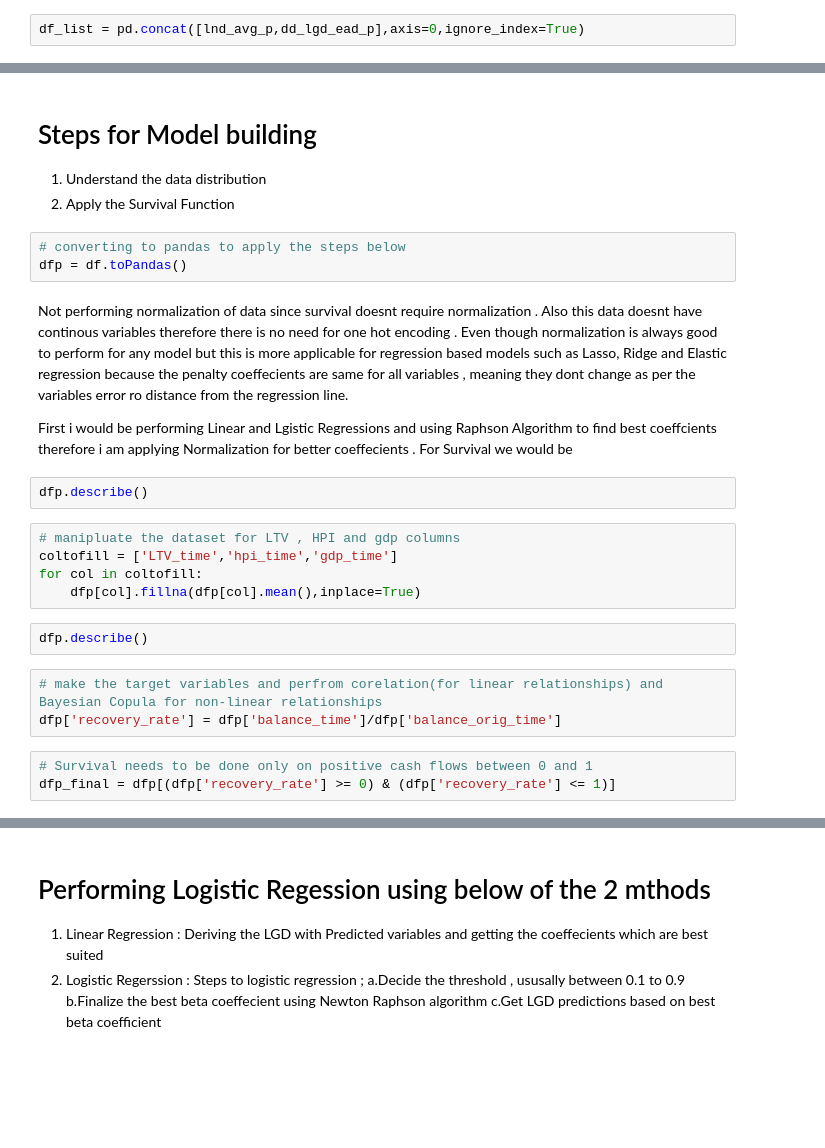
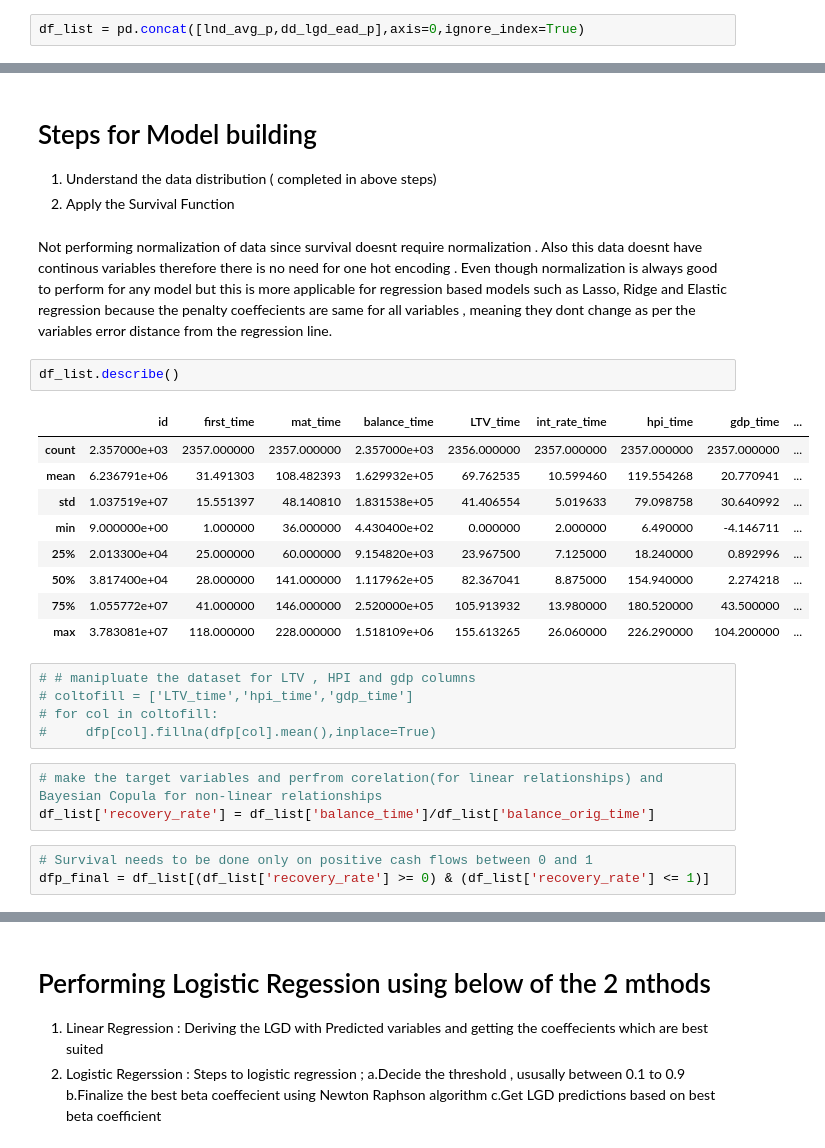
Before and after one commit to prashant65/LGD_Survival, a Jupyter notebook: LGD_Survival .ipynb, the cells around one changed output, grey strips where cells are left out. Cells and saved outputs as stored; diff of their text form; blank space fills up the shorter version.

```diff
--- a/LGD_Survival .ipynb
+++ b/LGD_Survival .ipynb
@@ -656,28 +671,31 @@ df.select([F.count(F.when(F.isnan(c) | F.col(c).isNull(),c)).alias(c) for c in d
 # %% [markdown]
 # Steps for Model building
-1. Understand the data distribution
+1. Understand the data distribution ( completed in above steps)
 2. Apply the Survival Function
-# %%
-# converting to pandas to apply the steps below
-dfp = df.toPandas()
 # %% [markdown]
-Not performing normalization of data since survival doesnt require normalization . Also this data doesnt have continous variables therefore there is no need for one hot encoding . Even though normalization is always good to perform for any model but this is more applicable for regression based models such as Lasso, Ridge and Elastic regression because the penalty coeffecients are same for all variables , meaning they dont change as per the variables error ro distance from the regression line.
-
-First i would be performing Linear and Lgistic Regressions and using Raphson Algorithm to find best coeffcients therefore i am applying Normalization for better coeffecients . For Survival we would be
+Not performing normalization of data since survival doesnt require normalization . Also this data doesnt have continous variables therefore there is no need for one hot encoding . Even though normalization is always good to perform for any model but this is more applicable for regression based models such as Lasso, Ridge and Elastic regression because the penalty coeffecients are same for all variables , meaning they dont change as per the variables error distance from the regression line.
 # %%
-dfp.describe()
+df_list.describe()
+# %% [output]
+|  | id | first_time | mat_time | balance_time | LTV_time | int_rate_time | hpi_time | gdp_time | ... |
+| count | 2.357000e+03 | 2357.000000 | 2357.000000 | 2.357000e+03 | 2356.000000 | 2357.000000 | 2357.000000 | 2357.000000 | ... |
+| mean | 6.236791e+06 | 31.491303 | 108.482393 | 1.629932e+05 | 69.762535 | 10.599460 | 119.554268 | 20.770941 | ... |
+| std | 1.037519e+07 | 15.551397 | 48.140810 | 1.831538e+05 | 41.406554 | 5.019633 | 79.098758 | 30.640992 | ... |
+| min | 9.000000e+00 | 1.000000 | 36.000000 | 4.430400e+02 | 0.000000 | 2.000000 | 6.490000 | -4.146711 | ... |
+| 25% | 2.013300e+04 | 25.000000 | 60.000000 | 9.154820e+03 | 23.967500 | 7.125000 | 18.240000 | 0.892996 | ... |
+| 50% | 3.817400e+04 | 28.000000 | 141.000000 | 1.117962e+05 | 82.367041 | 8.875000 | 154.940000 | 2.274218 | ... |
+| 75% | 1.055772e+07 | 41.000000 | 146.000000 | 2.520000e+05 | 105.913932 | 13.980000 | 180.520000 | 43.500000 | ... |
+| max | 3.783081e+07 | 118.000000 | 228.000000 | 1.518109e+06 | 155.613265 | 26.060000 | 226.290000 | 104.200000 | ... |
 # %%
-# manipluate the dataset for LTV , HPI and gdp columns
-coltofill = ['LTV_time','hpi_time','gdp_time']
-for col in coltofill:
-    dfp[col].fillna(dfp[col].mean(),inplace=True)
+# # manipluate the dataset for LTV , HPI and gdp columns
+# coltofill = ['LTV_time','hpi_time','gdp_time']
+# for col in coltofill:
+#     dfp[col].fillna(dfp[col].mean(),inplace=True)
-# %%
-dfp.describe()
 # %%
 # make the target variables and perfrom corelation(for linear relationships) and Bayesian Copula for non-linear relationships
-dfp['recovery_rate'] = dfp['balance_time']/dfp['balance_orig_time']
+df_list['recovery_rate'] = df_list['balance_time']/df_list['balance_orig_time']
 # %%
 # Survival needs to be done only on positive cash flows between 0 and 1
-dfp_final = dfp[(dfp['recovery_rate'] >= 0) & (dfp['recovery_rate'] <= 1)]
+dfp_final = df_list[(df_list['recovery_rate'] >= 0) & (df_list['recovery_rate'] <= 1)]
 # %%
 dfp_final.value_counts()
```
Also changed, not shown: parts of 4 cells of this notebook.
